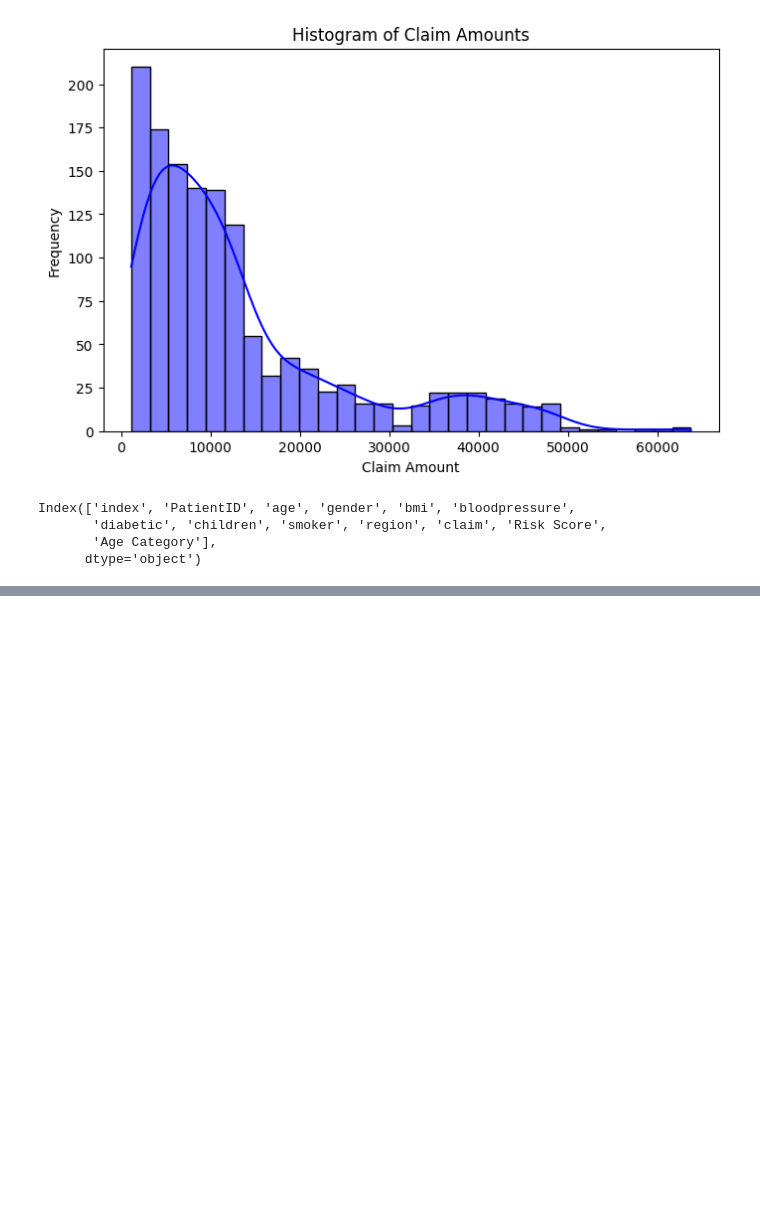
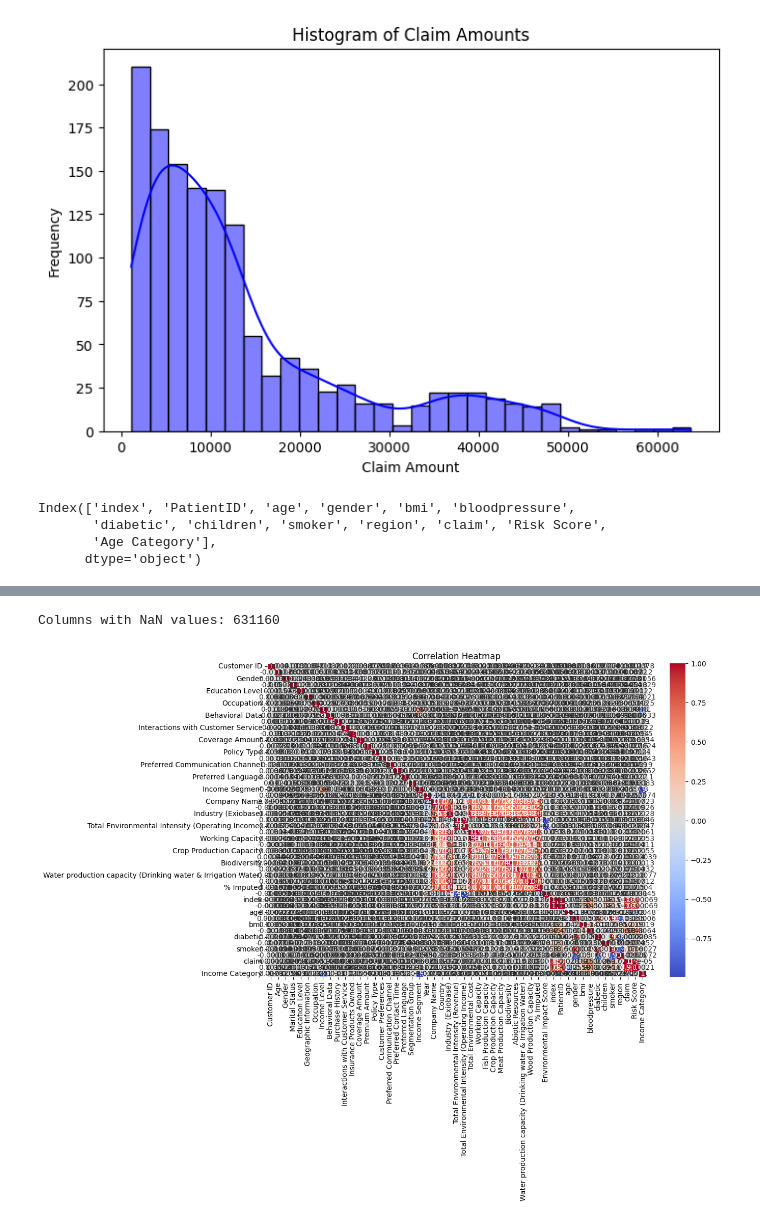
Before and after one commit to WilliamKau12/Projet_AI, a Jupyter notebook: Projet.ipynb, the cells around one changed output, grey strips where cells are left out. Saved outputs shown, nothing was run; the diff lists cells and outputs as text; code cells hidden in the pictures; blank space fills up the shorter version.

```diff
--- a/Projet.ipynb
+++ b/Projet.ipynb
@@ -538,0 +579,33 @@ Index(['index', 'PatientID', 'age', 'gender', 'bmi', 'bloodpressure',
+# %%
+import pandas as pd
+import seaborn as sns
+import matplotlib.pyplot as plt
+from sklearn.preprocessing import LabelEncoder
+
+# Copier le DataFrame original
+merged_df_encoded = merged_df.copy()
+
+# Encodage des colonnes catégoriques
+label_encoders = {}
+non_numeric_cols = merged_df.select_dtypes(exclude=['number']).columns  # Trouver les colonnes non numériques
+# %%
+for col in non_numeric_cols:
+    le = LabelEncoder()
+    merged_df_encoded[col] = le.fit_transform(merged_df[col].astype(str))  # Convertir en string avant d'encoder
+    label_encoders[col] = le  # Stocker l'encodeur pour une éventuelle réutilisation
+
+# Vérifier les valeurs NaN
+print("Columns with NaN values:", merged_df_encoded.isnull().sum().sum())
+
+# Remplir les valeurs manquantes
+numeric_cols = merged_df_encoded.select_dtypes(include=['number']).columns
+merged_df_encoded[numeric_cols] = merged_df_encoded[numeric_cols].fillna(merged_df_encoded[numeric_cols].mean())
+
+# Tracer la heatmap des corrélations
+plt.figure(figsize=(12, 8))
+sns.heatmap(merged_df_encoded.corr(), annot=True, cmap='coolwarm', linewidths=0.5)
+plt.title('Correlation Heatmap')
+plt.show()
+# %% [output]
+Columns with NaN values: 631160
+[figure, added]
```
Also changed, not shown: parts of 6 cells of this notebook, 1 other file.
